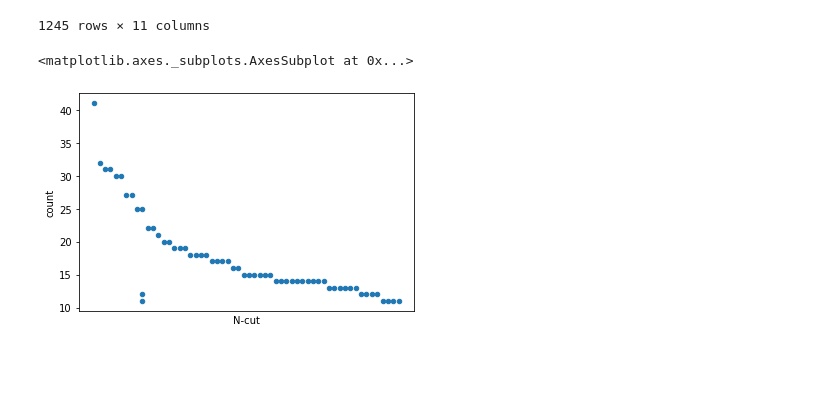
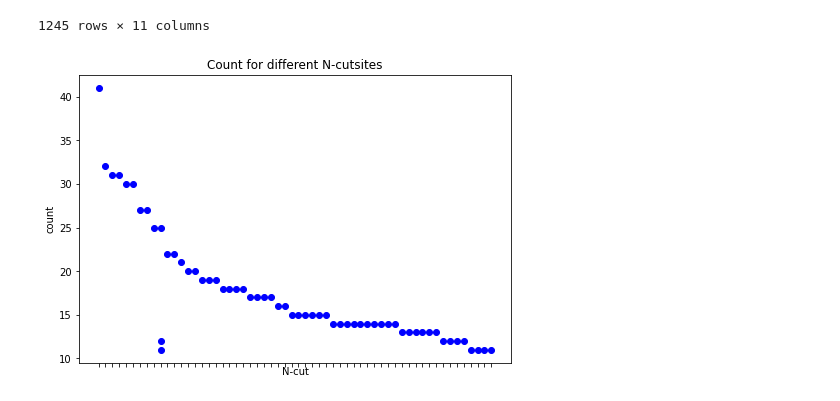
Before and after one commit to ErikHartman/peptidomic_py, a Jupyter notebook: analysis_erik.ipynb, the cells around one changed output. Cells and saved outputs as stored; diff of their text form; code cells hidden in the pictures; blank space fills up the shorter version.

```diff
--- a/analysis_erik.ipynb
+++ b/analysis_erik.ipynb
@@ -90,10 +109,17 @@ df#sorted by accession and then N-cut. TYFP is found 41 times in HBA_HUMAN
 | sp|P06733|ENOA_HUMAN | GNPT | 1722.8828 | 16.0 | 107.96 | 4 | 0.0 | 0.0 | 4.0 | ... |
 | sp|Q9Y6W5|WASF2_HUMAN | SDLL | 1446.7831 | 13.0 | 112.62 | 4 | 0.0 | 4.0 | 0.0 | ... |
 1245 rows × 11 columns
-# %%
-df = df.loc[(df['count'] > 10)]
-
-df.plot(kind='scatter', x='N-cut', y='count', xticks=[])
-# %% [output]
-<matplotlib.axes._subplots.AxesSubplot at 0x...>
-[figure, removed]
+# %%
+df_count10 = df.loc[(df['count'] >= 10)]
+fig=plt.figure()
+ax=fig.add_axes([0,0,1,1])
+ax.scatter(df_count10['N-cut'], df_count10['count'], color='b')
+ax.set_xlabel('N-cut')
+for label in ax.get_xticklabels():
+    label.set_visible(False)
+
+ax.set_ylabel('count')
+ax.set_title('Count for different N-cutsites')
+plt.show()
+# %% [output]
+[figure, added]
```
Also changed, not shown: parts of 4 cells of this notebook, 1 other file.
